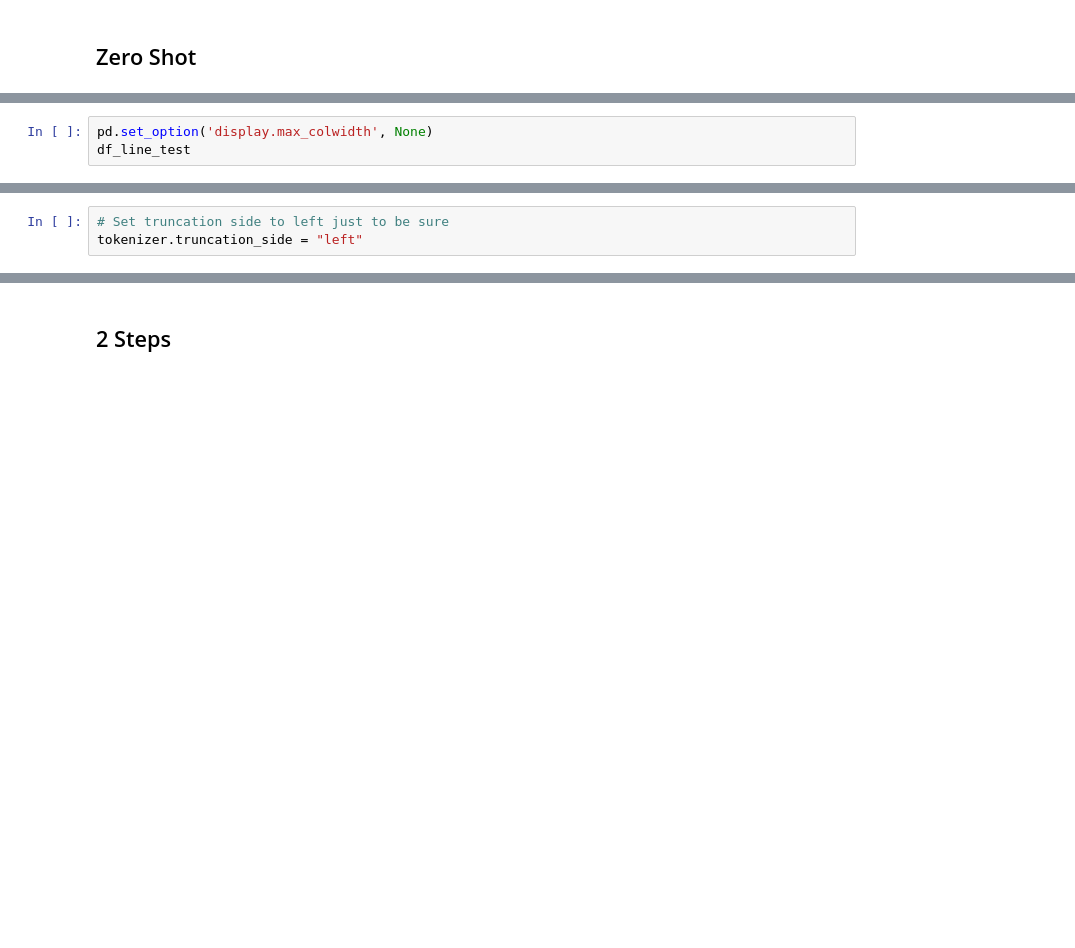
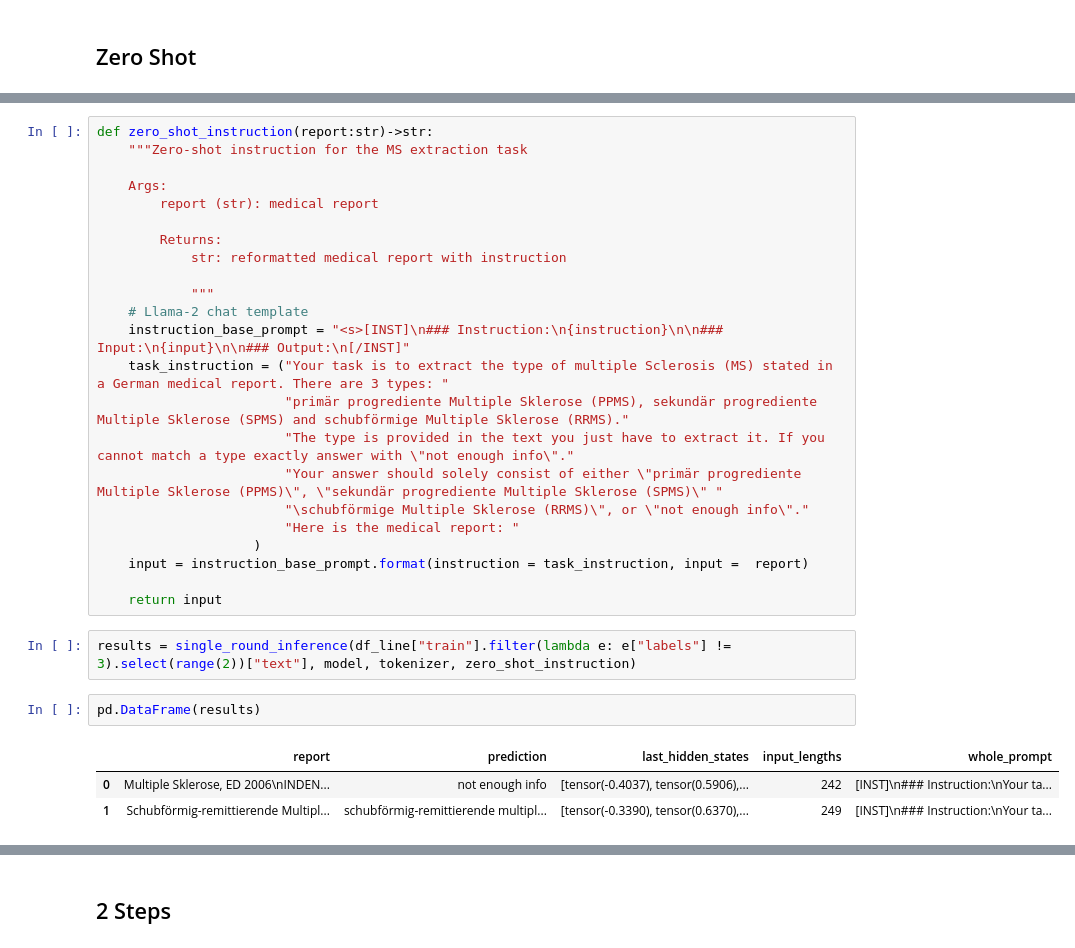
Before and after one commit to maregli/inf-extr, a Jupyter notebook: notebooks/ms-prediction/llama2-chat_zero_shot.ipynb, the cells around one changed output, grey strips where cells are left out. Cells and saved outputs as stored; diff of their text form; blank space fills up the shorter version.

Commit message:
zero-shot function testing

```diff
--- a/notebooks/ms-prediction/llama2-chat_zero_shot.ipynb
+++ b/notebooks/ms-prediction/llama2-chat_zero_shot.ipynb
@@ -899,3 +866,0 @@ df_line_test = zero_shot_inference(df_line["test"].filter(lambda e: e["labels"]
-# %%
-pd.set_option('display.max_colwidth', None)
-df_line_test
@@ -1077,3 +866,0 @@ df_last = DatasetDict.load_from_disk(os.path.join(paths.DATA_PATH_PREPROCESSED,
-# %%
-# Set truncation side to left just to be sure
-tokenizer.truncation_side = "left"
@@ -1215,0 +934,31 @@ df_all_few_shot
+# %%
+def zero_shot_instruction(report:str)->str:
+    """Zero-shot instruction for the MS extraction task
+
+    Args:
+        report (str): medical report
+
+        Returns:
+            str: reformatted medical report with instruction
+
+            """
+    # Llama-2 chat template
+    instruction_base_prompt = "<s>[INST]\n### Instruction:\n{instruction}\n\n### Input:\n{input}\n\n### Output:\n[/INST]"
+    task_instruction = ("Your task is to extract the type of multiple Sclerosis (MS) stated in a German medical report. There are 3 types: "
+                        "primär progrediente Multiple Sklerose (PPMS), sekundär progrediente Multiple Sklerose (SPMS) and schubförmige Multiple Sklerose (RRMS)."
+                        "The type is provided in the text you just have to extract it. If you cannot match a type exactly answer with \"not enough info\"."
+                        "Your answer should solely consist of either \"primär progrediente Multiple Sklerose (PPMS)\", \"sekundär progrediente Multiple Sklerose (SPMS)\" "
+                        "\schubförmige Multiple Sklerose (RRMS)\", or \"not enough info\"."
+                        "Here is the medical report: "
+                    )
+    input = instruction_base_prompt.format(instruction = task_instruction, input =  report)
+
+    return input
+# %%
+results = single_round_inference(df_line["train"].filter(lambda e: e["labels"] != 3).select(range(2))["text"], model, tokenizer, zero_shot_instruction)
+# %%
+pd.DataFrame(results)
+# %% [output]
+|  | report | prediction | last_hidden_states | input_lengths | whole_prompt |
+| 0 | Multiple Sklerose, ED 2006\nINDEN... | not enough info | [tensor(-0.4037), tensor(0.5906),... | 242 | [INST]\n### Instruction:\nYour ta... |
+| 1 | Schubförmig-remittierende Multipl... | schubförmig-remittierende multipl... | [tensor(-0.3390), tensor(0.6370),... | 249 | [INST]\n### Instruction:\nYour ta... |
```
Also changed, not shown: parts of 79 cells of this notebook, 1 other file.
